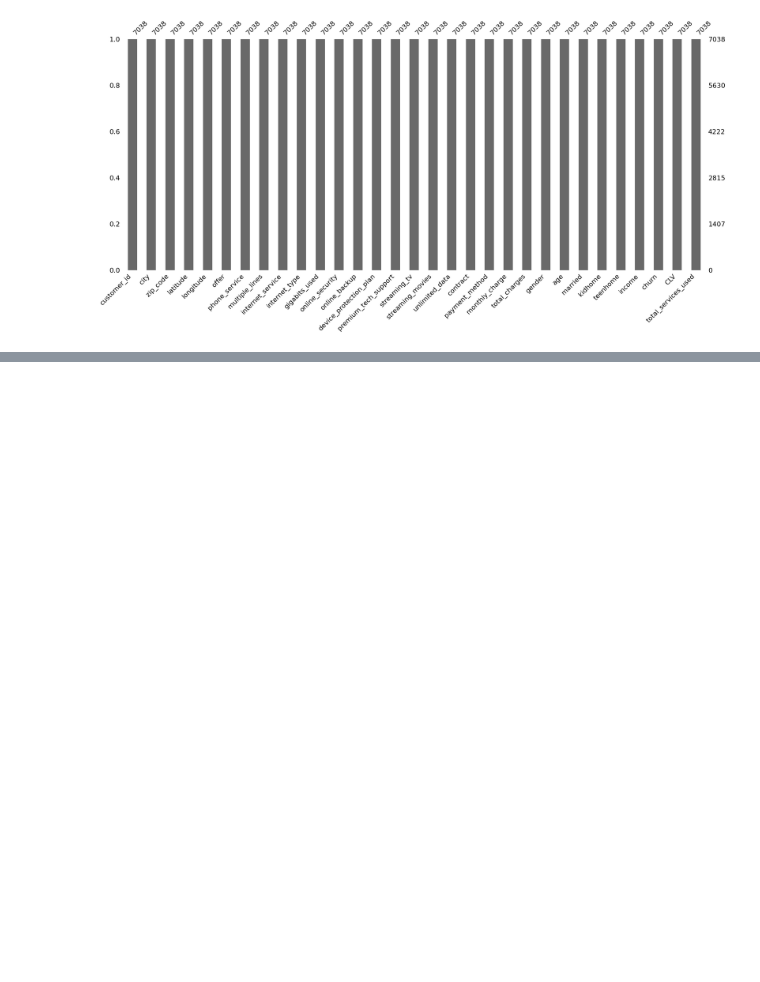
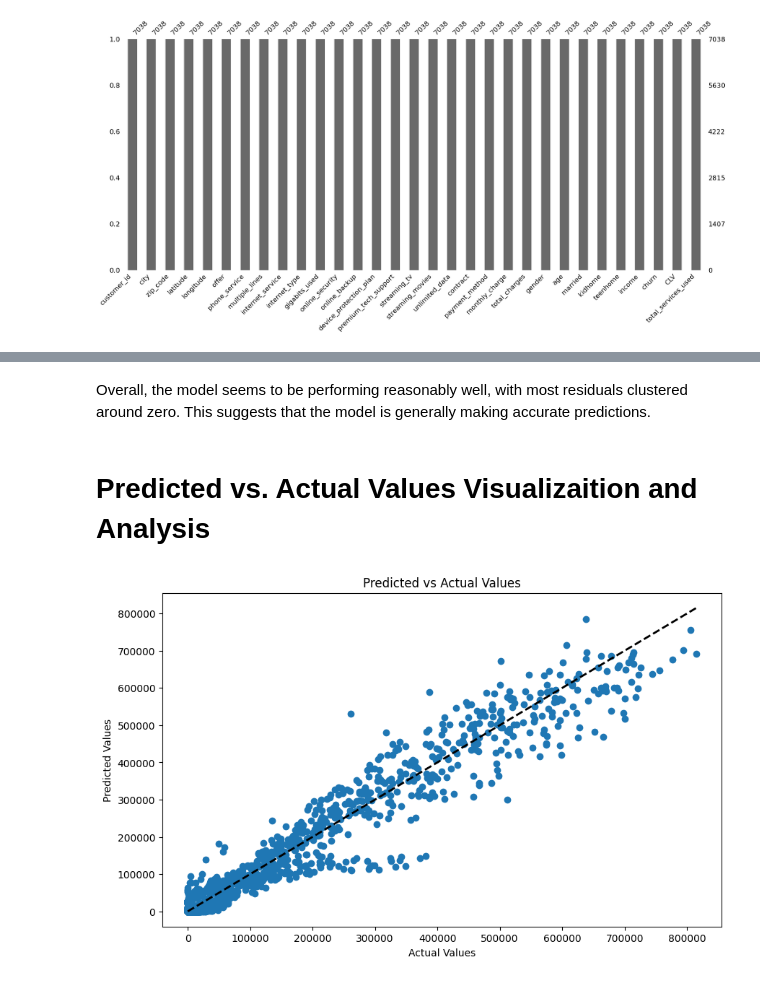
Before and after one commit to LinkedInLearning/deep-learning-and-generative-ai-with-python-data-preprocessing-and-analytics-3896069, a Jupyter notebook: 06_03_end.ipynb, the cells around one changed output, grey strips where cells are left out. Drawn from its saved outputs; the diff is of its cells as text; code cells hidden in the pictures; blank space fills up the shorter version.

```diff
--- a/06_03_end.ipynb
+++ b/06_03_end.ipynb
@@ -109,0 +182,17 @@ Model Loss: 2311393792.0
+# %% [markdown]
+Overall, the model seems to be performing reasonably well, with most residuals clustered around zero. This suggests that the model is generally making accurate predictions.
+# %% [markdown]
+# Predicted vs. Actual Values Visualizaition and Analysis
+# %%
+
+
+# Plot predicted vs actual values
+plt.figure(figsize=(10, 6))
+plt.scatter(y_test, y_pred)
+plt.plot([y_test.min(), y_test.max()], [y_test.min(), y_test.max()], 'k--', lw=2)
+plt.xlabel('Actual Values')
+plt.ylabel('Predicted Values')
+plt.title('Predicted vs Actual Values')
+plt.show()
+# %% [output]
+[figure, added]
```
Also changed, not shown: parts of 14 cells of this notebook.
